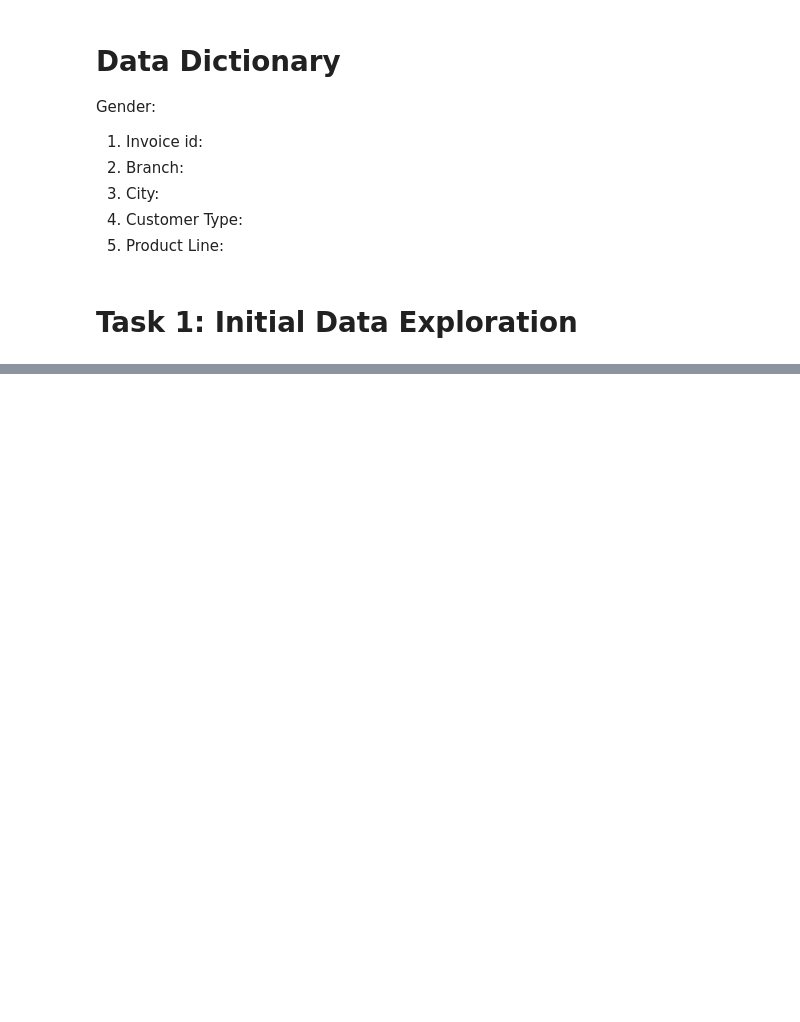
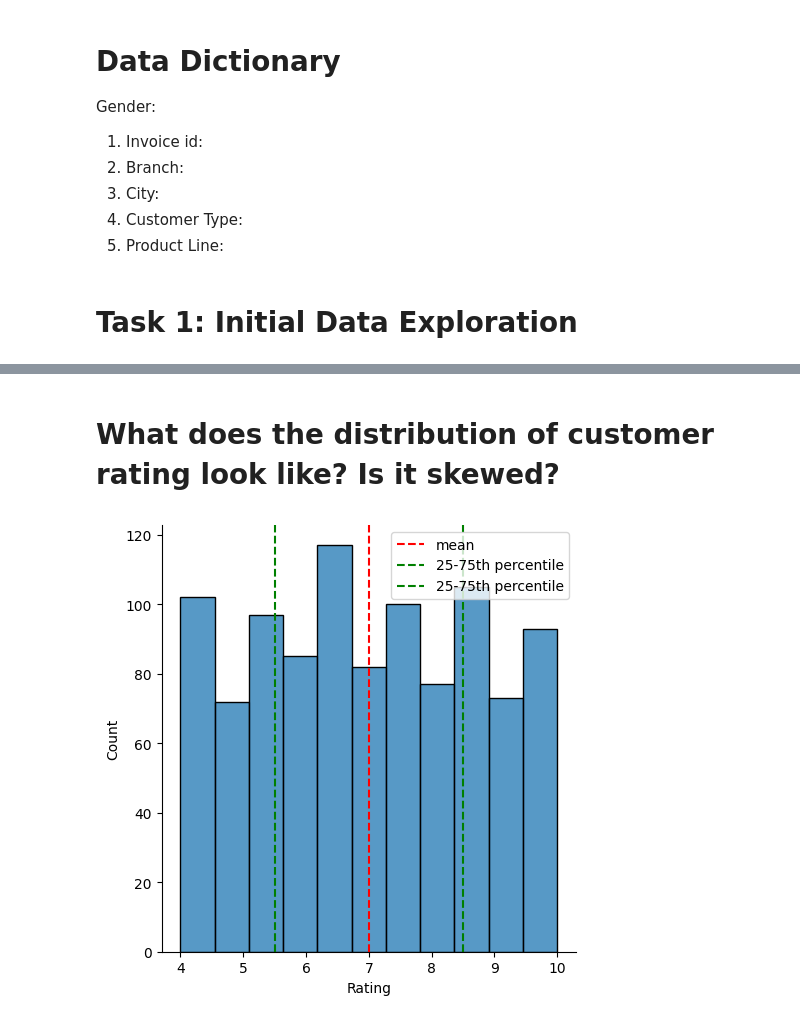
Before and after one commit to nihemelandu/EDA_PYTHON, a Jupyter notebook: EDA_PYTHON.ipynb, the cells around one changed output, grey strips where cells are left out. Drawn from its saved outputs; the diff is of its cells as text; code cells hidden in the pictures; blank space fills up the shorter version.

```diff
--- a/EDA_PYTHON.ipynb
+++ b/EDA_PYTHON.ipynb
@@ -56,0 +86,4 @@ EDA_PYTHON.ipynb              Untitled0.ipynb
+# %%
+df['Date'] = pd.to_datetime(df['Date'])
+# %%
+df.set_index(df['Date'], inplace=True)
@@ -56,0 +122,10 @@ EDA_PYTHON.ipynb              Untitled0.ipynb
+# %% [markdown]
+# What does the distribution of customer rating look like? Is it skewed?
+# %%
+sns.displot(df['Rating']);
+plt.axvline(x=np.percentile(df['Rating'], 50), c='red', ls='--', label='mean')
+plt.axvline(x=np.percentile(df['Rating'], 25), c='green', ls='--', label='25-75th percentile')
+plt.axvline(x=np.percentile(df['Rating'], 75), c='green', ls='--', label='25-75th percentile')
+plt.legend();
+# %% [output]
+[figure, added]
```
Also changed, not shown: parts of 10 cells of this notebook.
